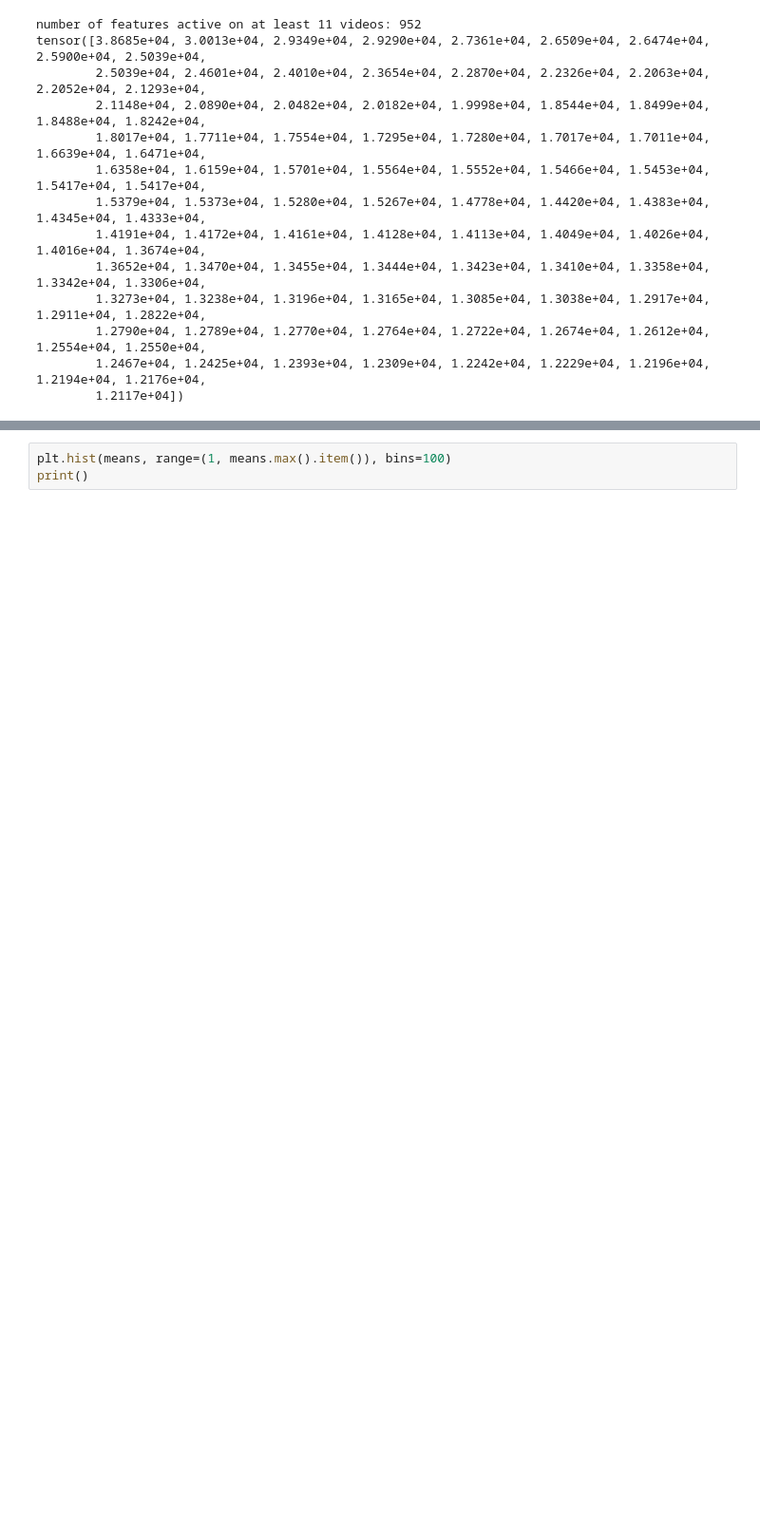
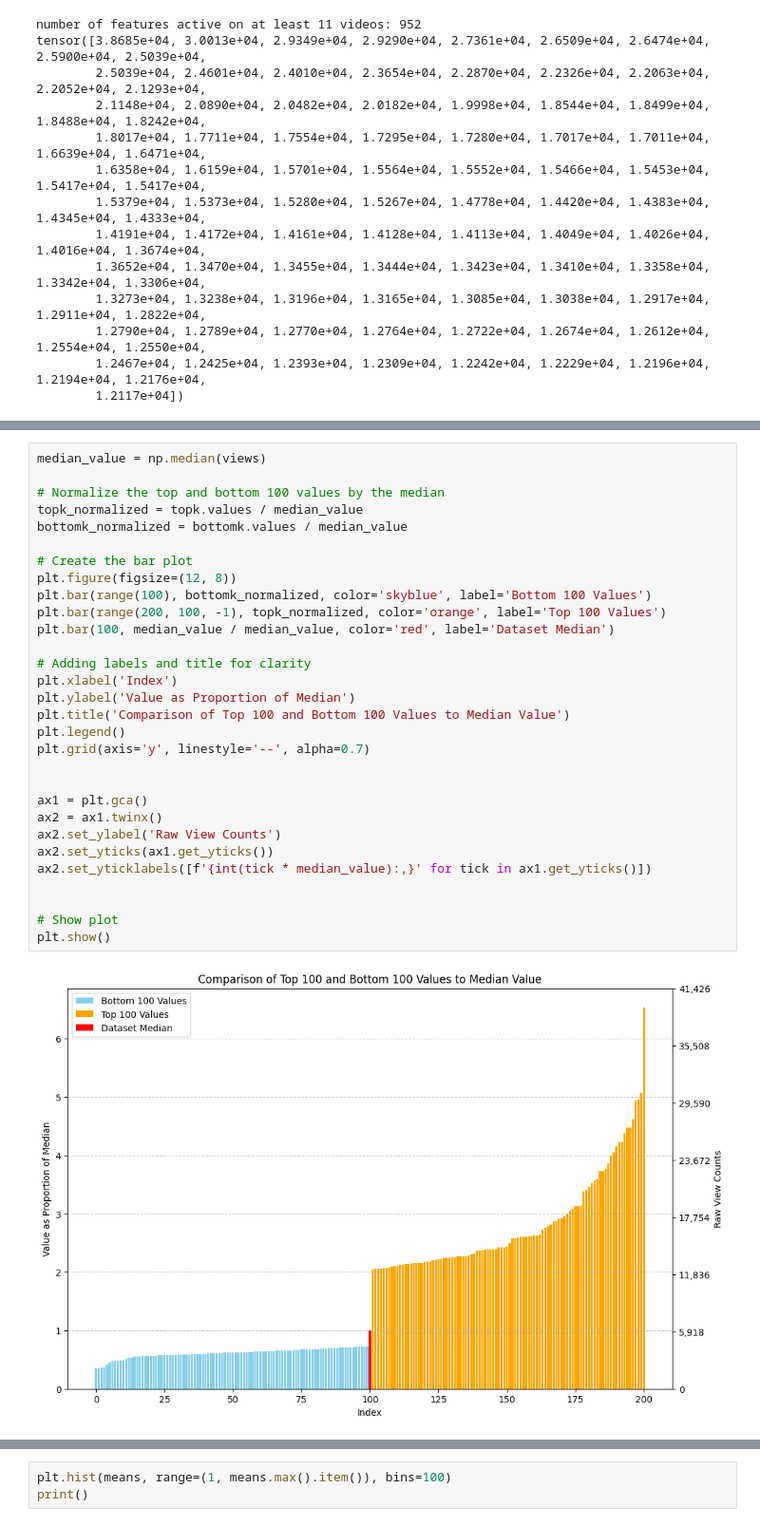
Before and after one commit to Lewington-pitsos/sae_vit, a Jupyter notebook: yt.ipynb, the cells around one changed output, grey strips where cells are left out. Shown at 95% size. Cells and saved outputs as stored; diff of their text form; blank space fills up the shorter version.

```diff
--- a/yt.ipynb
+++ b/yt.ipynb
@@ -115,0 +136,32 @@ tensor([3.8685e+04, 3.0013e+04, 2.9349e+04, 2.9290e+04, 2.7361e+04, 2.6509e+04,
+# %%
+median_value = np.median(views)
+
+# Normalize the top and bottom 100 values by the median
+topk_normalized = topk.values / median_value
+bottomk_normalized = bottomk.values / median_value
+
+# Create the bar plot
+plt.figure(figsize=(12, 8))
+plt.bar(range(100), bottomk_normalized, color='skyblue', label='Bottom 100 Values')
+plt.bar(range(200, 100, -1), topk_normalized, color='orange', label='Top 100 Values')
+plt.bar(100, median_value / median_value, color='red', label='Dataset Median')
+
+# Adding labels and title for clarity
+plt.xlabel('Index')
+plt.ylabel('Value as Proportion of Median')
+plt.title('Comparison of Top 100 and Bottom 100 Values to Median Value')
+plt.legend()
+plt.grid(axis='y', linestyle='--', alpha=0.7)
+
+
+ax1 = plt.gca()
+ax2 = ax1.twinx()
+ax2.set_ylabel('Raw View Counts')
+ax2.set_yticks(ax1.get_yticks())
+ax2.set_yticklabels([f'{int(tick * median_value):,}' for tick in ax1.get_yticks()])
+
+
+# Show plot
+plt.show()
+# %% [output]
+[figure, added]
```
Also changed, not shown: parts of 5 cells of this notebook, 1 other file.
